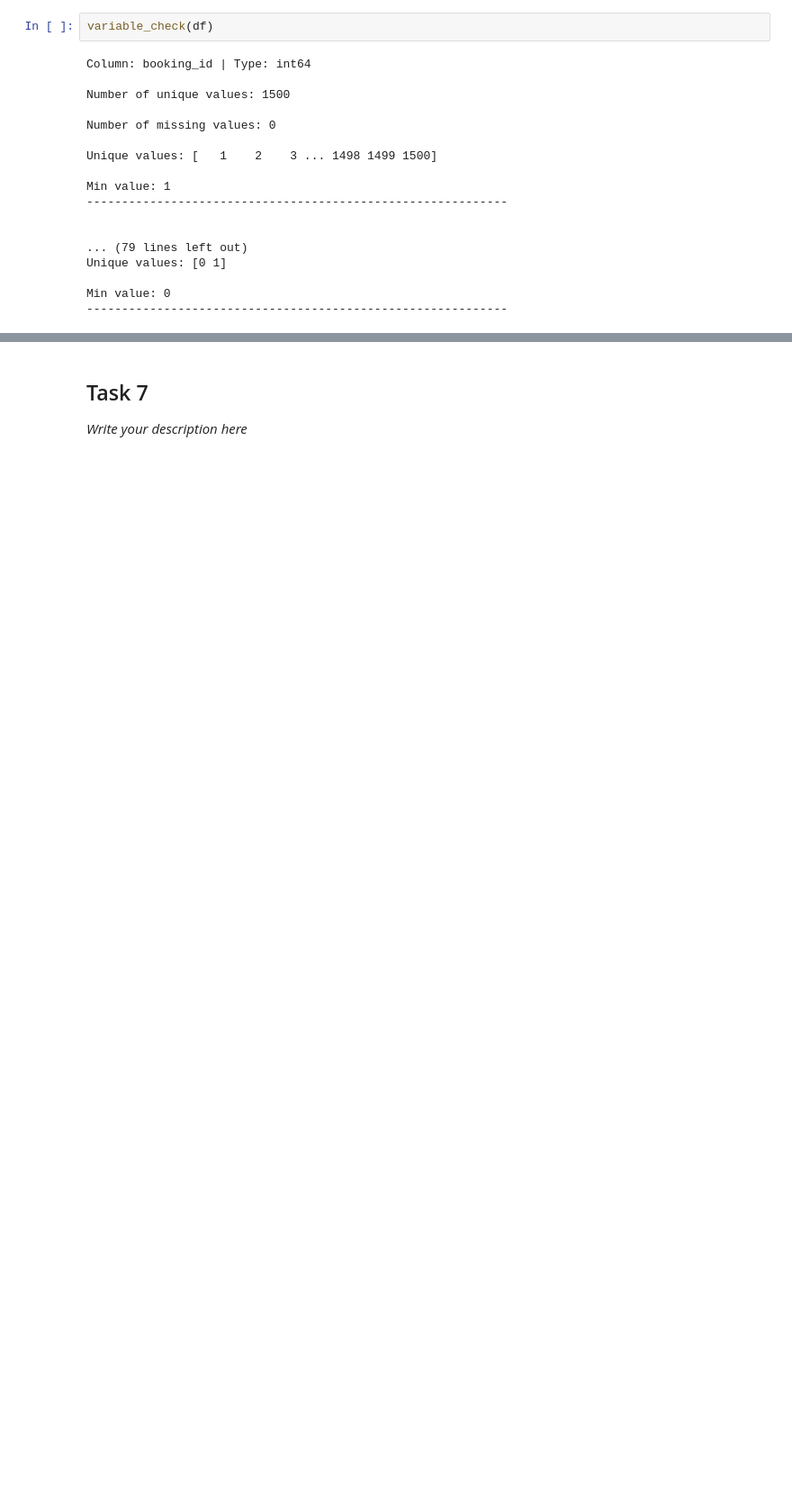
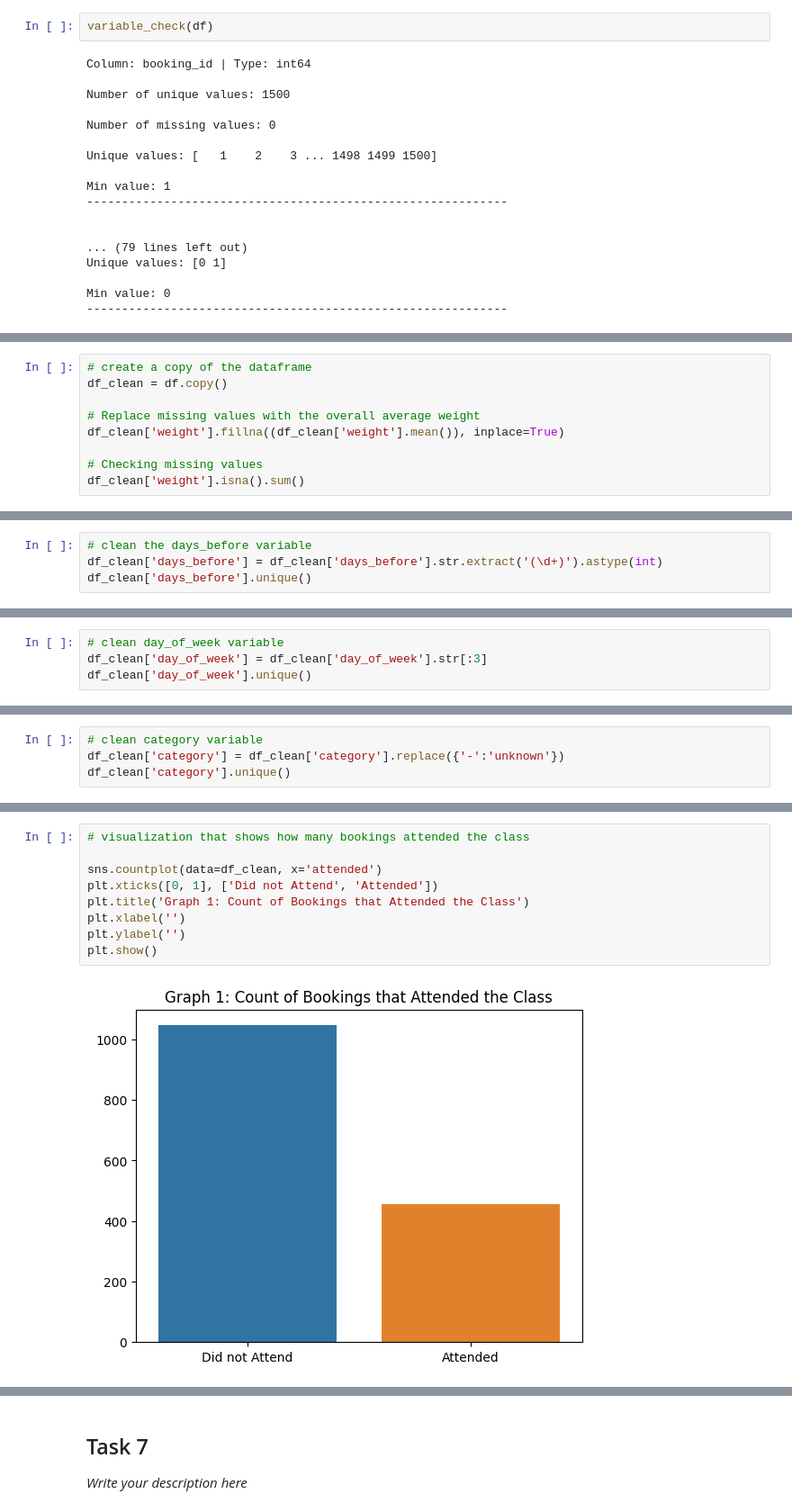
Before and after one commit to Aranaur/DataCamp-Data-Scientist-with-Python, a Jupyter notebook: Final_project/notebook.ipynb, the cells around one changed output, grey strips where cells are left out. Shown: that part at 90% size. Cells and saved outputs as stored; diff of their text form; blank space fills up the shorter version.

```diff
--- a/Final_project/notebook.ipynb
+++ b/Final_project/notebook.ipynb
@@ -111,0 +99,9 @@ Min value: 0
+# %%
+# create a copy of the dataframe
+df_clean = df.copy()
+
+# Replace missing values with the overall average weight
+df_clean['weight'].fillna((df_clean['weight'].mean()), inplace=True)
+
+# Checking missing values
+df_clean['weight'].isna().sum()
@@ -111,0 +110,4 @@ Min value: 0
+# %%
+# clean the days_before variable
+df_clean['days_before'] = df_clean['days_before'].str.extract('(\d+)').astype(int)
+df_clean['days_before'].unique()
@@ -111,0 +117,4 @@ Min value: 0
+# %%
+# clean day_of_week variable
+df_clean['day_of_week'] = df_clean['day_of_week'].str[:3]
+df_clean['day_of_week'].unique()
@@ -111,0 +123,4 @@ Min value: 0
+# %%
+# clean category variable
+df_clean['category'] = df_clean['category'].replace({'-':'unknown'})
+df_clean['category'].unique()
@@ -111,0 +135,11 @@ Min value: 0
+# %%
+# visualization that shows how many bookings attended the class
+
+sns.countplot(data=df_clean, x='attended')
+plt.xticks([0, 1], ['Did not Attend', 'Attended'])
+plt.title('Graph 1: Count of Bookings that Attended the Class')
+plt.xlabel('')
+plt.ylabel('')
+plt.show()
+# %% [output]
+[figure, added]
```
Also changed, not shown: parts of 33 cells of this notebook, 6 other files.
